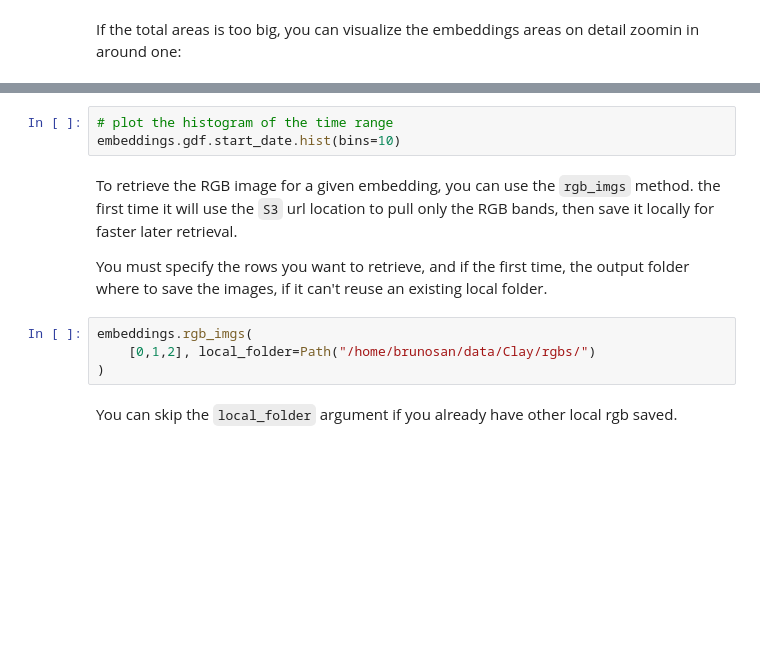
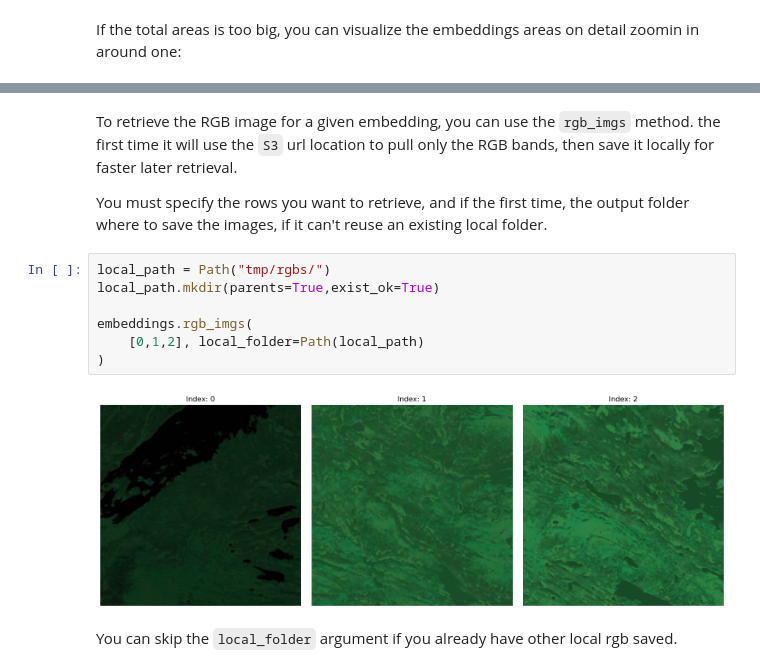
Before and after one commit to Clay-foundation/documentation, a Jupyter notebook: nbs/01_embeddings.ipynb, the cells around one changed output, grey strips where cells are left out. Cells and saved outputs as stored; diff of their text form; blank space fills up the shorter version.

```diff
--- a/nbs/01_embeddings.ipynb
+++ b/nbs/01_embeddings.ipynb
@@ -529,14 +567,16 @@ We can plot the times.
-# %%
-# plot the histogram of the time range
-embeddings.gdf.start_date.hist(bins=10)
 # %% [markdown]
 To retrieve the RGB image for a given embedding, you can use the `rgb_imgs` method. the first time it will use the `S3` url location to pull only the RGB bands, then save it locally for faster later retrieval.
 
 You must specify the rows you want to retrieve, and if the first time, the output folder where to save the images, if it can't reuse an existing local folder.
-# %%
-embeddings.rgb_imgs(
-    [0,1,2], local_folder=Path("/home/brunosan/data/Clay/rgbs/")
-)
+# %%
+local_path = Path("tmp/rgbs/")
+local_path.mkdir(parents=True,exist_ok=True)
+
+embeddings.rgb_imgs(
+    [0,1,2], local_folder=Path(local_path)
+)
+# %% [output]
+[figure, added]
 # %% [markdown]
 You can skip the `local_folder` argument if you already have other local rgb saved.
 # %%
```
Also changed, not shown: parts of 15 cells of this notebook, 6 other files.
